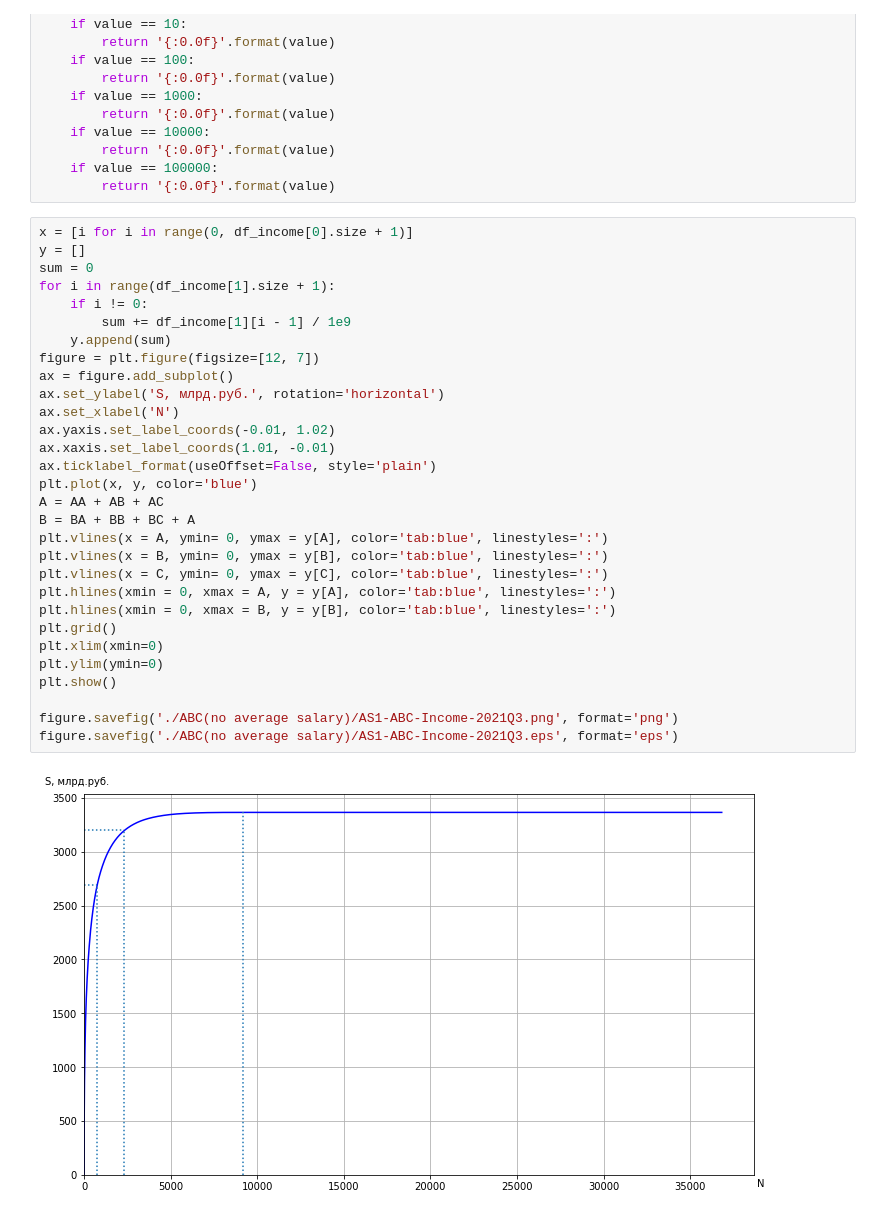
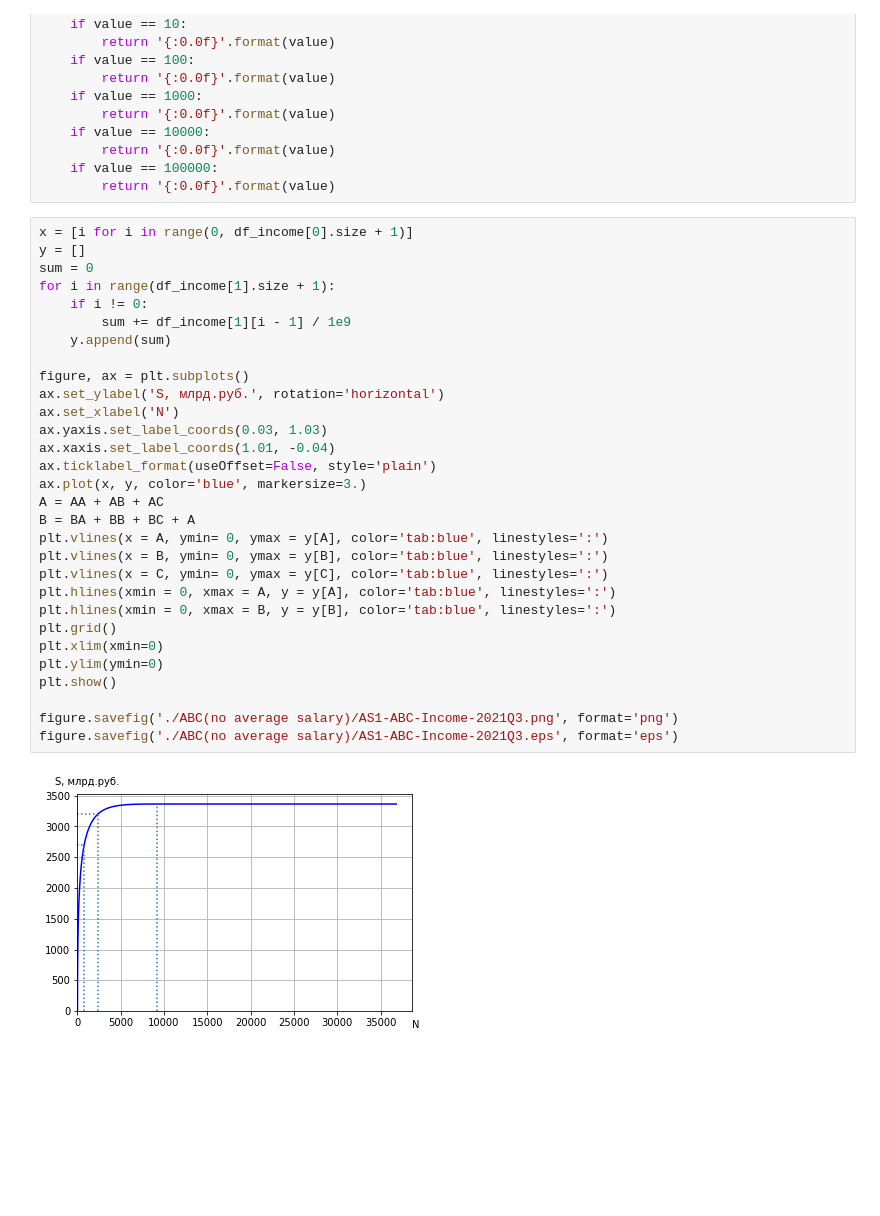
Before and after one commit to godofflipping/IT_Market, a Jupyter notebook: testing2.ipynb, the cells around one changed output. Drawn from its saved outputs; the diff is of its cells as text; blank space fills up the shorter version.

```diff
--- a/testing2.ipynb
+++ b/testing2.ipynb
@@ -184,35 +184,35 @@ def format_number(value, index):
 # %%
 x = [i for i in range(0, df_income[0].size + 1)]
 y = []
 sum = 0
 for i in range(df_income[1].size + 1):
     if i != 0:
         sum += df_income[1][i - 1] / 1e9
     y.append(sum)
-figure = plt.figure(figsize=[12, 7])
-ax = figure.add_subplot()
+
+figure, ax = plt.subplots()
 ax.set_ylabel('S, млрд.руб.', rotation='horizontal')
 ax.set_xlabel('N')
-ax.yaxis.set_label_coords(-0.01, 1.02)
-ax.xaxis.set_label_coords(1.01, -0.01)
+ax.yaxis.set_label_coords(0.03, 1.03)
+ax.xaxis.set_label_coords(1.01, -0.04)
 ax.ticklabel_format(useOffset=False, style='plain')
-plt.plot(x, y, color='blue')
+ax.plot(x, y, color='blue', markersize=3.)
 A = AA + AB + AC
 B = BA + BB + BC + A
 plt.vlines(x = A, ymin= 0, ymax = y[A], color='tab:blue', linestyles=':')
 plt.vlines(x = B, ymin= 0, ymax = y[B], color='tab:blue', linestyles=':')
 plt.vlines(x = C, ymin= 0, ymax = y[C], color='tab:blue', linestyles=':')
 plt.hlines(xmin = 0, xmax = A, y = y[A], color='tab:blue', linestyles=':')
 plt.hlines(xmin = 0, xmax = B, y = y[B], color='tab:blue', linestyles=':')
 plt.grid()
 plt.xlim(xmin=0)
 plt.ylim(ymin=0)
 plt.show()
 
 figure.savefig('./ABC(no average salary)/AS1-ABC-Income-2021Q3.png', format='png')
 figure.savefig('./ABC(no average salary)/AS1-ABC-Income-2021Q3.eps', format='eps')
 # %% [output]
-[figure, old version]
+[figure, new version]
 # %%
 x = [i for i in range(1, df_income[0].size + 1)]
 y = []
```
Also changed, not shown: parts of 1 cell of this notebook.
